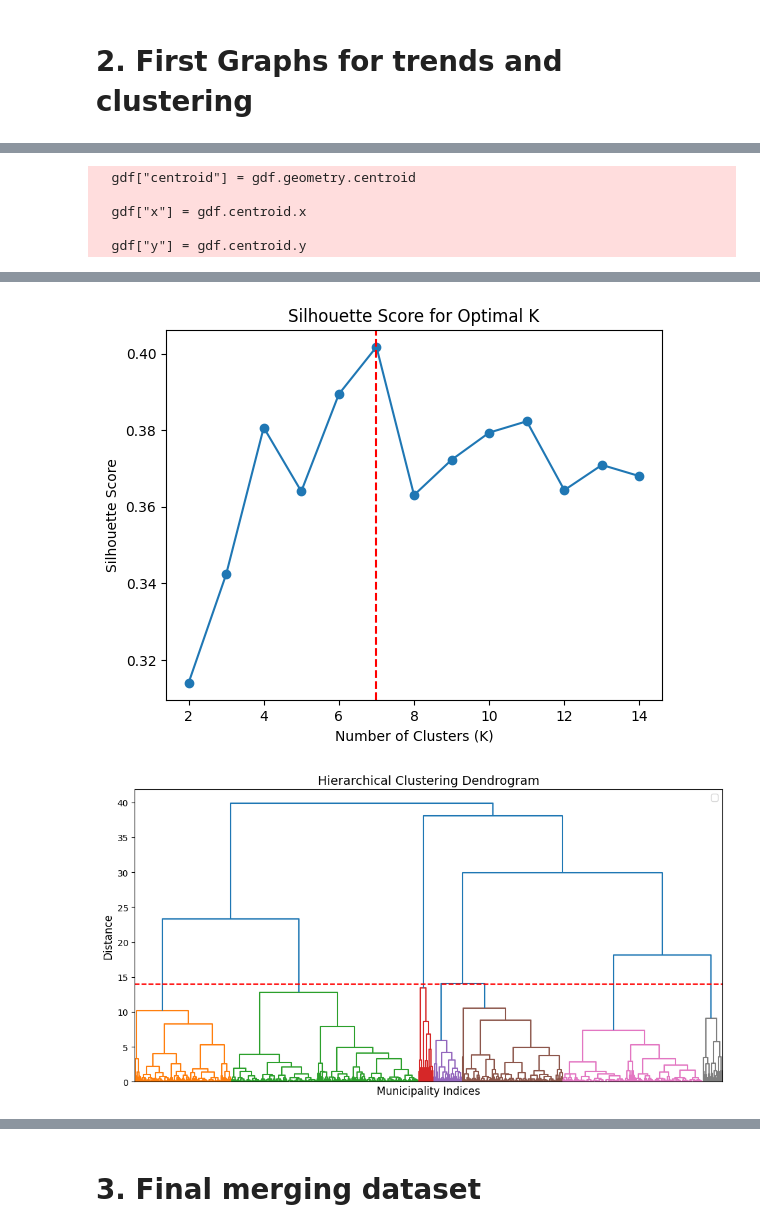
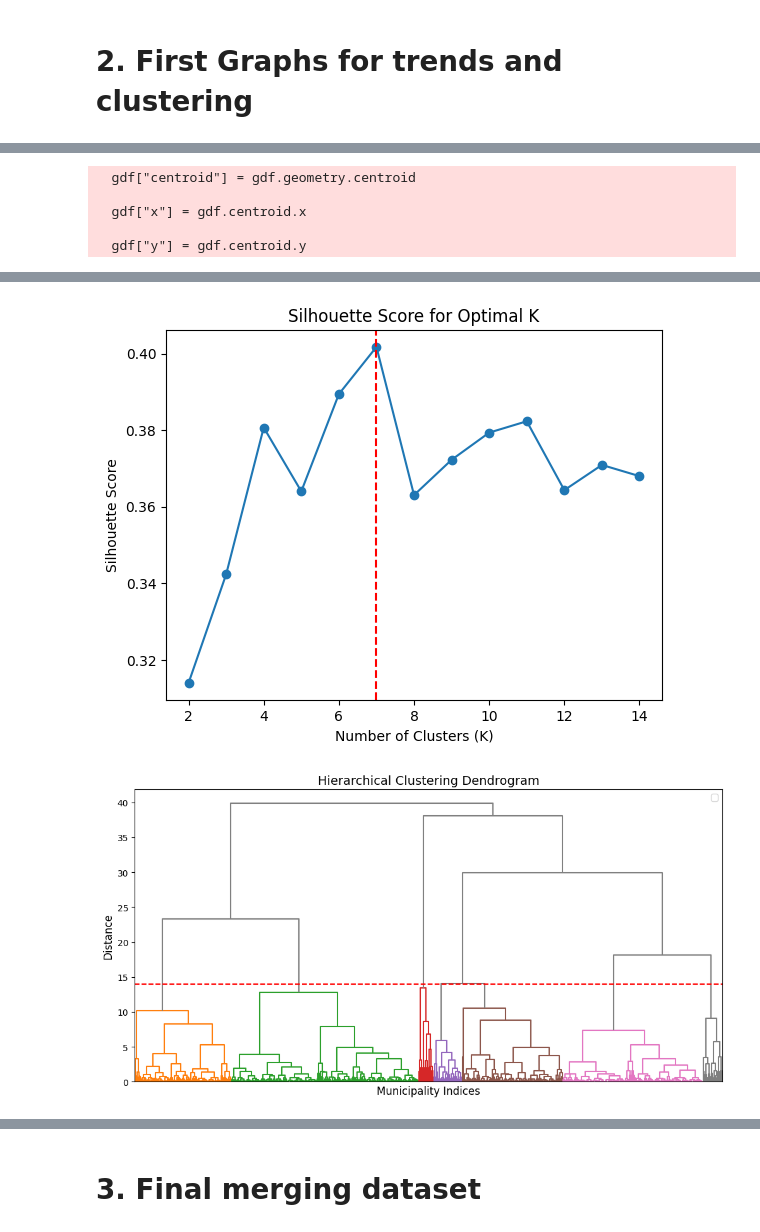
Before and after one commit to cpj97/MDS_thesis, a Jupyter notebook: Code/preprocessing_new.ipynb, the cells around one changed output, grey strips where cells are left out. Saved outputs shown, nothing was run; the diff lists cells and outputs as text; code cells hidden in the pictures.

```diff
--- a/Code/preprocessing_new.ipynb
+++ b/Code/preprocessing_new.ipynb
@@ -805,6 +904,8 @@ plt.show()
 ######################
 ### Clustering 2.0 ### --------------> ESTE FUNCIONA MEJOR
 ######################
+os.environ["OMP_NUM_THREADS"] = "5"
+
 
 # Pivot the data so each row is a municipality and each column is a year
 deforestation_wide = final_df.pivot(index=["codmpio", 'geometry'], columns="year", values="pc_loss").fillna(0)
@@ -878,37 +979,47 @@ plt.show()
 # Compute the linkage matrix
 linkage_matrix = linkage(normalized_features, method="ward")
 
+
+
+
 # Plot the dendrogram
 fig, ax = plt.subplots(figsize=(12, 6))
-dendrogram(
+ddata = dendrogram(
     linkage_matrix,
     ax=ax,
     no_labels=True,  # Removes individual labels (avoid clutter)
-    color_threshold=14  # Colors branches below y=14 differently
+    color_threshold=14,  # Colors branches below y=14 differently
+    above_threshold_color='gray',
+
 )
 
 # Add a horizontal line at y=14 to indicate clustering threshold
 ax.axhline(y=14, color='r', linestyle='--')
 
 # Improve x-axis: Reduce clutter by using a subset of indices
 ax.set_xticks([])  # Hide x-axis labels since too many municipalities cause clutter
 
 # Titles and labels
 ax.set_title("Hierarchical Clustering Dendrogram", fontsize=14)
 ax.set_xlabel("Municipality Indices", fontsize=12)
 ax.set_ylabel("Distance", fontsize=12)
 
 # Show legend
 ax.legend()
 
 plt.show()
+
+# Apply K-Means Clustering (Choose the best K)
+optimal_k = 7   # Adjust based on elbow method result
+kmeans = KMeans(n_clusters=optimal_k, random_state=42, n_init=10)
+gdf["cluster_kmeans"] = kmeans.fit_predict(normalized_features)
 # %% [output]
   gdf["centroid"] = gdf.geometry.centroid
 
   gdf["x"] = gdf.centroid.x
 
   gdf["y"] = gdf.centroid.y
 [figure]
 [figure]
-[figure, old version]
+[figure, new version]
 # %%
```
Also changed, not shown: parts of 19 cells of this notebook, 4 other files.
